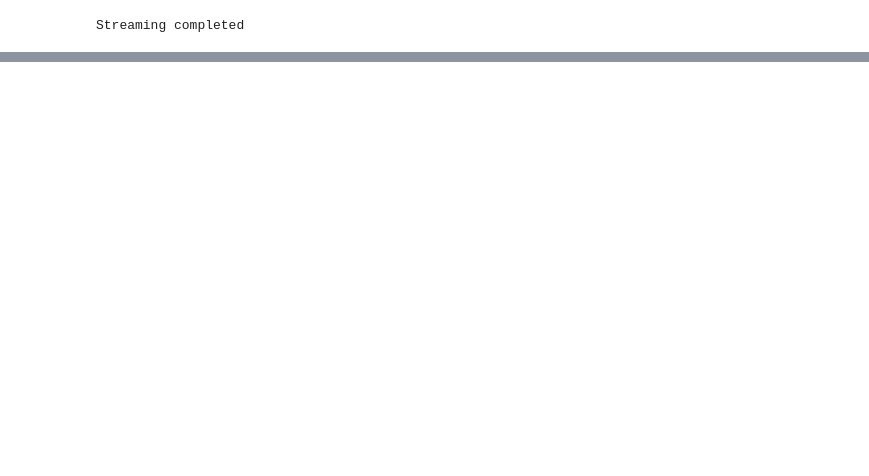
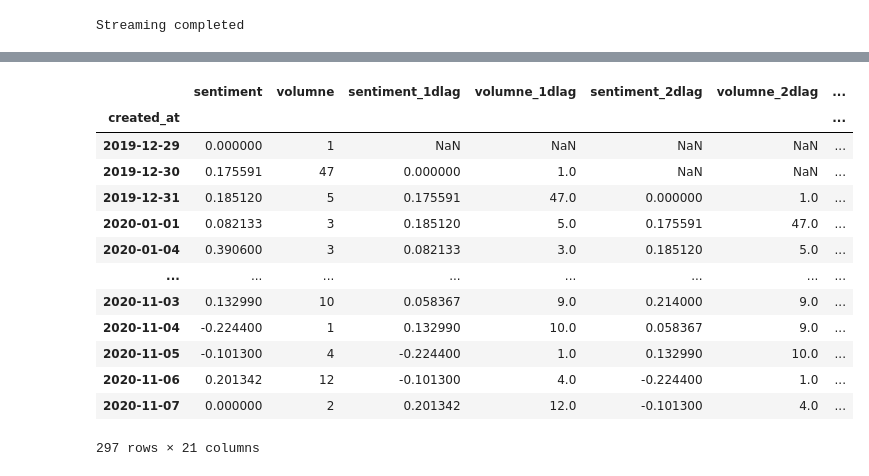
Before and after one commit to akshaypunwatkar/tesla_stock_prediction, a Jupyter notebook: Analysis_tesla_stock.ipynb, the cells around one changed output, grey strips where cells are left out. Saved outputs shown, nothing was run; the diff lists cells and outputs as text; code cells hidden in the pictures; blank space fills up the shorter version.

Commit message:
Added final files with sentiment

```diff
--- a/Analysis_tesla_stock.ipynb
+++ b/Analysis_tesla_stock.ipynb
@@ -68,0 +152,10 @@ plt.show()
+# %%
+elon_tweet = pd.read_csv('./data/tweets_elon.csv')
+elon_tweet = elon_tweet[['created_at','text']]
+elon_tweet['created_at'] = elon_tweet.apply(lambda row : row.created_at.split(' ')[0], axis = 1)
+
+#cleaning the tweet
+elon_tweet['text'] = elon_tweet.apply(lambda row : p.clean(row.text), axis = 1)
+
+print(elon_tweet.shape)
+elon_tweet.head()
@@ -68,0 +208,14 @@ plt.show()
+# %%
+import nltk
+# nltk.download('vader_lexicon')
+from nltk.sentiment.vader import SentimentIntensityAnalyzer
+sid = SentimentIntensityAnalyzer()
+
+def vader_sent(text):
+    polarity = sid.polarity_scores(text)
+    return polarity['compound']
+# %%
+#calculating sentiment
+tesla_tweet['vader_sent'] = tesla_tweet.apply(lambda row : vader_sent(row.text), axis = 1)
+elon_tweet['vader_sent'] = elon_tweet.apply(lambda row : vader_sent(row.text), axis = 1)
+all_tweets['vader_sent'] = all_tweets.apply(lambda row : vader_sent(row.text), axis = 1)
@@ -68,0 +243,6 @@ plt.show()
+# %%
+#grouping data per date for Elon's tweets
+sent = elon_tweet.groupby(['created_at'])['vader_sent'].mean()
+vol  = elon_tweet.groupby(['created_at'])['vader_sent'].count()
+elon_summary = pd.concat({"sentiment":sent, "volumne":vol}, axis = 1)
+elon_summary
@@ -68,0 +313,21 @@ plt.show()
+# %%
+elon_summary = elon_summary.join(elon_summary.shift(periods=1),rsuffix='_1dlag')
+elon_summary = elon_summary.join(elon_summary.shift(periods=2),rsuffix='_2dlag')
+elon_summary = elon_summary.join(elon_summary.shift(periods=3),rsuffix='_3dlag')
+elon_summary = elon_summary.join(stocks_df)
+elon_summary
+# %% [output]
+|  | sentiment | volumne | sentiment_1dlag | volumne_1dlag | sentiment_2dlag | volumne_2dlag | ... |
+| created_at |  |  |  |  |  |  | ... |
+| 2019-12-29 | 0.000000 | 1 | NaN | NaN | NaN | NaN | ... |
+| 2019-12-30 | 0.175591 | 47 | 0.000000 | 1.0 | NaN | NaN | ... |
+| 2019-12-31 | 0.185120 | 5 | 0.175591 | 47.0 | 0.000000 | 1.0 | ... |
+| 2020-01-01 | 0.082133 | 3 | 0.185120 | 5.0 | 0.175591 | 47.0 | ... |
+| 2020-01-04 | 0.390600 | 3 | 0.082133 | 3.0 | 0.185120 | 5.0 | ... |
+| ... | ... | ... | ... | ... | ... | ... | ... |
+| 2020-11-03 | 0.132990 | 10 | 0.058367 | 9.0 | 0.214000 | 9.0 | ... |
+| 2020-11-04 | -0.224400 | 1 | 0.132990 | 10.0 | 0.058367 | 9.0 | ... |
+| 2020-11-05 | -0.101300 | 4 | -0.224400 | 1.0 | 0.132990 | 10.0 | ... |
+| 2020-11-06 | 0.201342 | 12 | -0.101300 | 4.0 | -0.224400 | 1.0 | ... |
+| 2020-11-07 | 0.000000 | 2 | 0.201342 | 12.0 | -0.101300 | 4.0 | ... |
+297 rows × 21 columns
```
Also changed, not shown: parts of 32 cells of this notebook, 5 other files.
